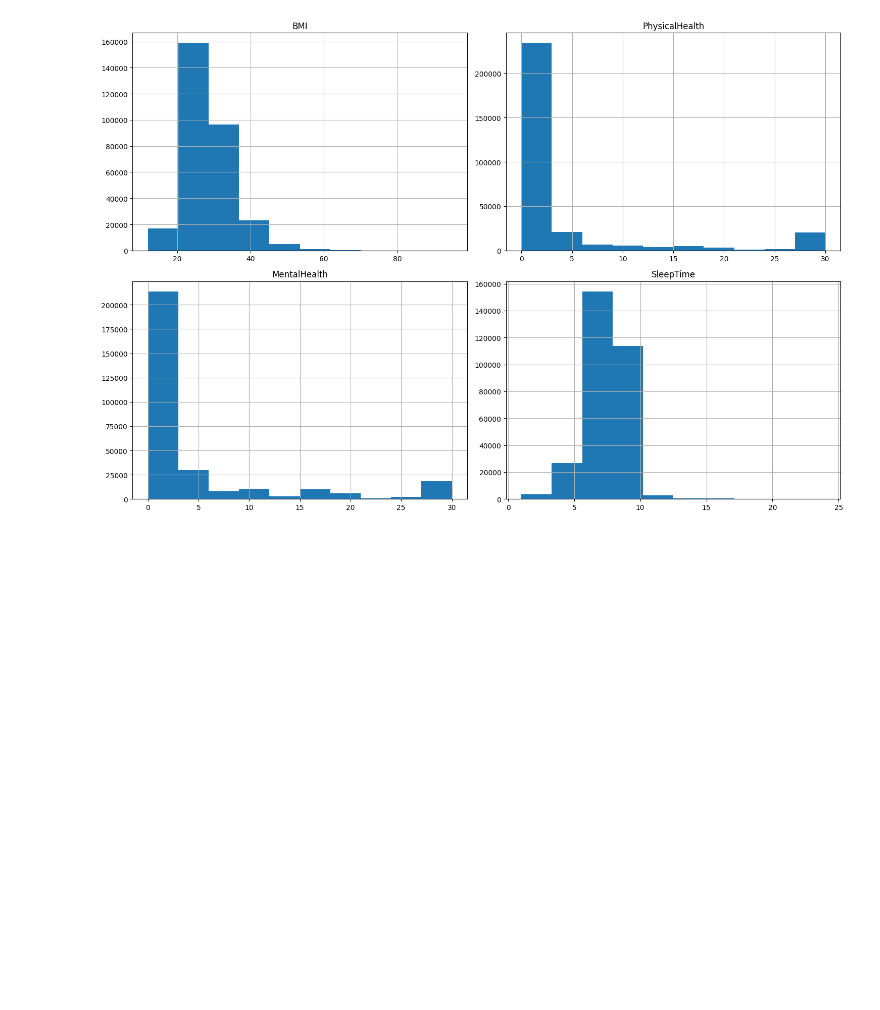
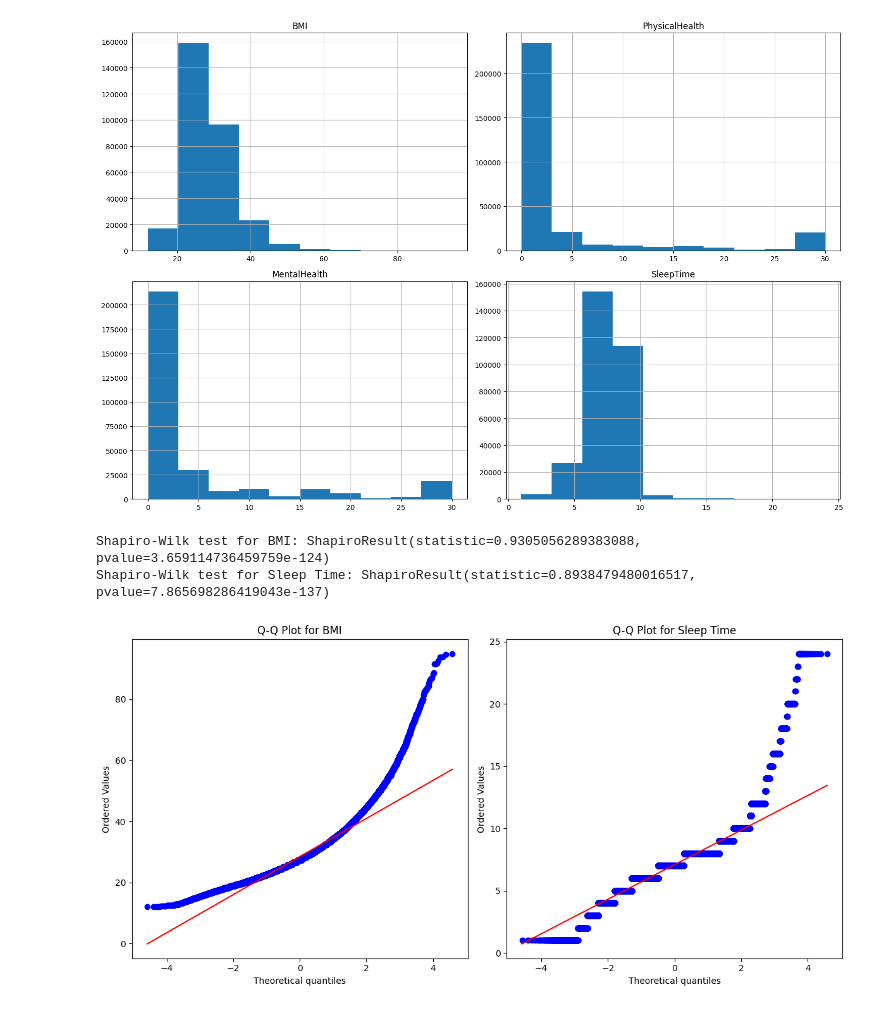
Before and after one commit to XiaoYangxxxx/ALY6080Group4, a Jupyter notebook: EDA.ipynb, the cells around one changed output. Drawn from its saved outputs; the diff is of its cells as text; code cells hidden in the pictures; blank space fills up the shorter version.

```diff
--- a/EDA.ipynb
+++ b/EDA.ipynb
@@ -108,6 +108,28 @@ plt.tight_layout()
 plt.show()
 # %% [output]
 [figure]
+# %%
+# Shapiro-Wilk test for normality
+print("Shapiro-Wilk test for BMI:", stats.shapiro(df['BMI']))
+print("Shapiro-Wilk test for Sleep Time:", stats.shapiro(df['SleepTime']))
+
+# Q-Q plots
+plt.figure(figsize=(12, 6))
+
+plt.subplot(1, 2, 1)
+stats.probplot(df['BMI'], dist="norm", plot=plt)
+plt.title('Q-Q Plot for BMI')
+
+plt.subplot(1, 2, 2)
+stats.probplot(df['SleepTime'], dist="norm", plot=plt)
+plt.title('Q-Q Plot for Sleep Time')
+
+plt.tight_layout()
+plt.show()
+# %% [output]
+Shapiro-Wilk test for BMI: ShapiroResult(statistic=0.9305056289383088, pvalue=3.659114736459759e-124)
+Shapiro-Wilk test for Sleep Time: ShapiroResult(statistic=0.8938479480016517, pvalue=7.865698286419043e-137)
+[figure, added]
 # %%
 
 # using IQR to detect outliners in BMI
```
Also changed, not shown: parts of 13 cells of this notebook, 1 other file.
